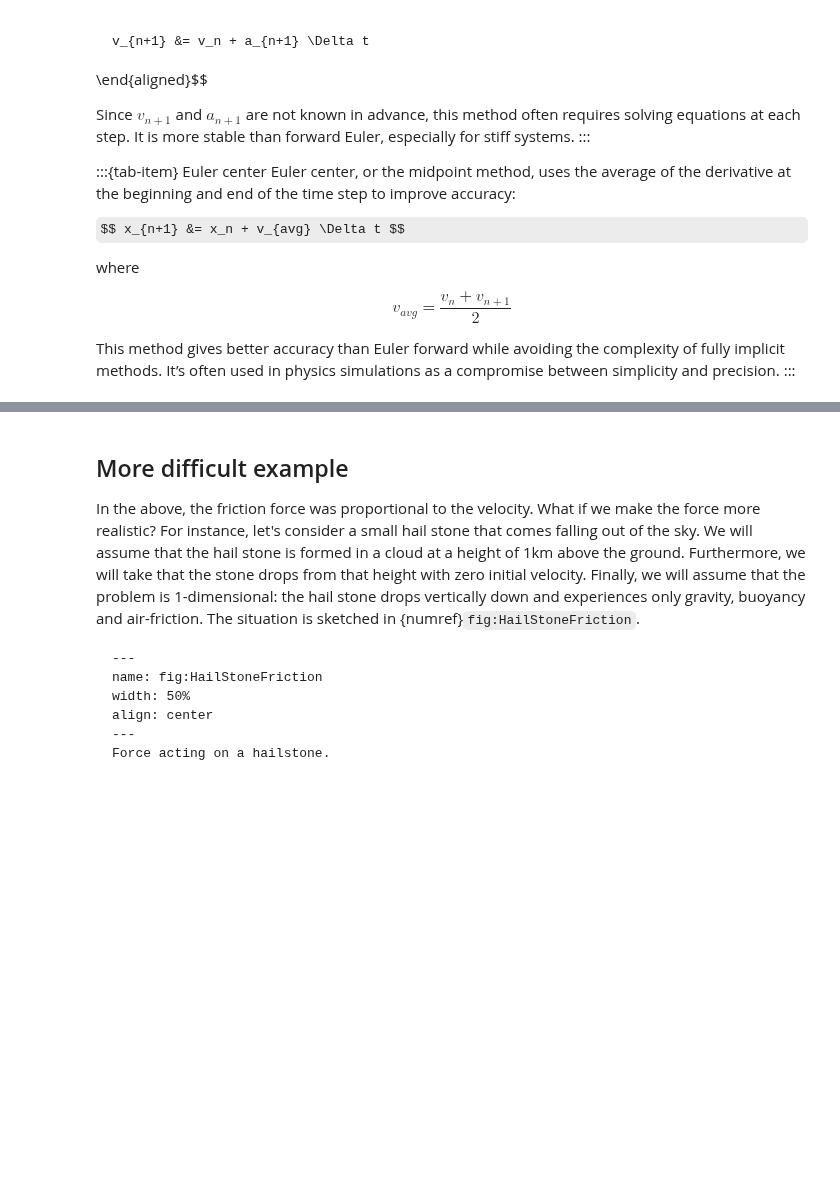
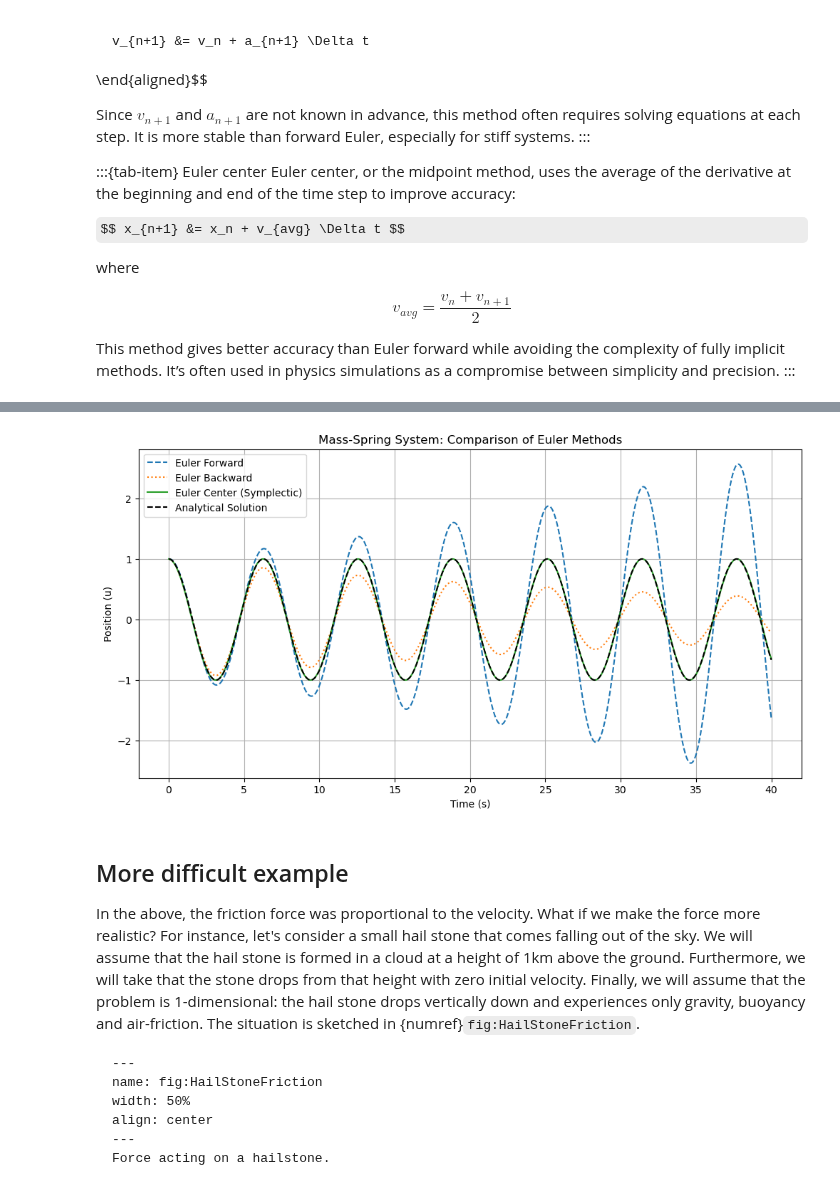
Before and after one commit to winstonDeGreef/Mechanica, a Jupyter notebook: content/project/Numerical analysis.ipynb, the cells around one changed output, grey strips where cells are left out. Drawn from its saved outputs; the diff is of its cells as text; code cells hidden in the pictures; some formulas as TeX source; blank space fills up the shorter version.

```diff
--- a/content/project/Numerical analysis.ipynb
+++ b/content/project/Numerical analysis.ipynb
@@ -45,3 +139,65 @@ This method gives better accuracy than Euler forward while avoiding the complexi
+# %%
+# Simulations of mass spring systems using three different methods:
+import numpy as np
+import matplotlib.pyplot as plt
+
+# Parameters
+k = 1.0       # Spring constant
+m = 1.0       # Mass
+
+dt = 0.05     # Time step
+T = 40        # Total time
+n_steps = int(T / dt)
+
+# Time array
+t = np.linspace(0, T, n_steps)
+
+# Initial conditions
+u0 = 1.0  # Initial position
+v0 = 0.0  # Initial velocity
+
+# Allocate arrays
+u_fw, u_bw, u_c = [np.zeros(n_steps) for _ in range(3)]
+v_fw, v_bw, v_c = [np.zeros(n_steps) for _ in range(3)]
+
+# Set initial conditions
+u_fw[0], u_bw[0], u_c[0] = [u0 for _ in range(3)]
+v_fw[0], v_bw[0], v_c[0] = [v0 for _ in range(3)]
+
+# Euler Forward
+for i in range(n_steps - 1):
+    a = -k / m * u_fw[i]
+    v_fw[i + 1] = v_fw[i] + a * dt
+    u_fw[i + 1] = u_fw[i] + v_fw[i] * dt
+
+# Euler Backward
+for i in range(n_steps - 1):
+    # Solve implicit equations
+    denom = 1 + (k / m) * dt**2
+    u_next = (u_bw[i] + v_bw[i] * dt) / denom
+    v_next = v_bw[i] - (k / m) * u_next * dt
+    u_bw[i + 1] = u_next
+    v_bw[i + 1] = v_next
+
+# Euler Center (Symplectic)
+for i in range(n_steps - 1):
+    v_c[i + 1] = v_c[i] - (k / m) * u_c[i] * dt
+    u_c[i + 1] = u_c[i] + v_c[i + 1] * dt
+
+# Plotting
+plt.figure(figsize=(12, 6))
+plt.plot(t, u_fw, label='Euler Forward', linestyle='--')
+plt.plot(t, u_bw, label='Euler Backward', linestyle=':')
+plt.plot(t, u_c, label='Euler Center (Symplectic)', linestyle='-')
+plt.plot(t, u0 * np.cos(np.sqrt(k/m) * t), 'k--', label='Analytical Solution')
+plt.xlabel('Time (s)')
+plt.ylabel('Position (u)')
+plt.title('Mass-Spring System: Comparison of Euler Methods')
+plt.legend()
+plt.grid(True)
+plt.show()
+# %% [output]
+[figure, added]
 # %% [markdown]
 ## More difficult example ##
 In the above, the friction force was proportional to the velocity. What if we make the force more realistic? For instance, let's consider a small hail stone that comes falling out of the sky. We will assume that the hail stone is formed in a cloud at a height of 1km above the ground. Furthermore, we will take that the stone drops from that height with zero initial velocity. Finally, we will assume that the problem is 1-dimensional: the hail stone drops vertically down and experiences only gravity, buoyancy and air-friction. The situation is sketched in {numref}`fig:HailStoneFriction`.
```
Also changed, not shown: parts of 2 cells of this notebook, 2 other files.
